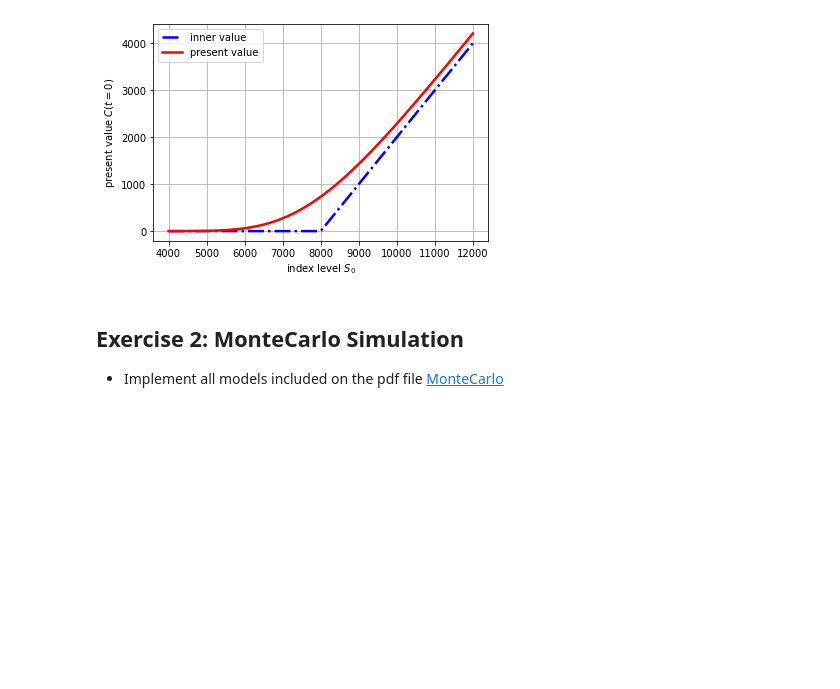
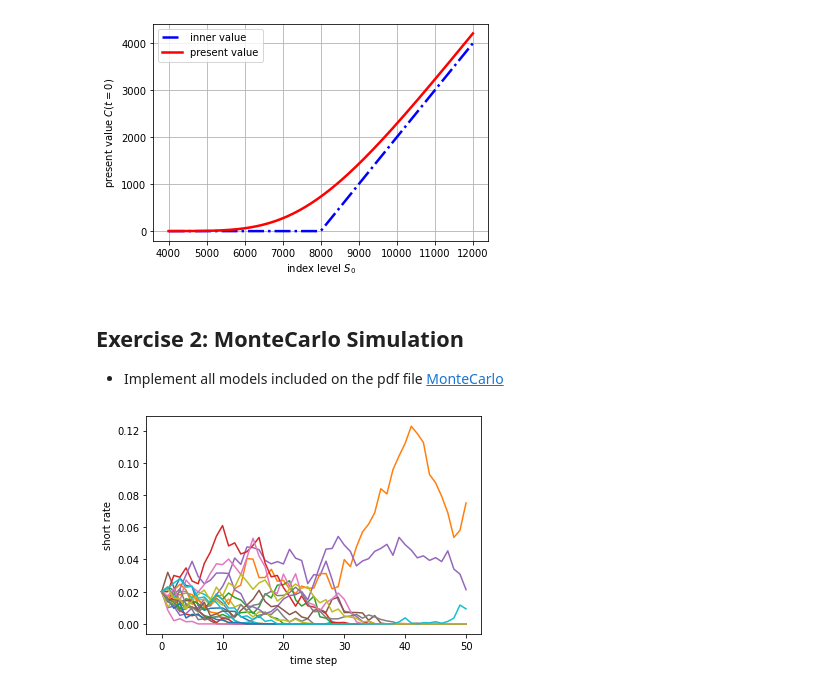
Before and after one commit to Safae-CHERKAOUI/python-for-finance, a Jupyter notebook: Mid-Project/assignments/mid-project.ipynb, the cells around one changed output. Cells and saved outputs as stored; diff of their text form; code cells hidden in the pictures; blank space fills up the shorter version.

```diff
--- a/Mid-Project/assignments/mid-project.ipynb
+++ b/Mid-Project/assignments/mid-project.ipynb
@@ -125,19 +125,41 @@ def CIR85(x0,k, theta, sigma, T, M, I,x_disc='exact'):
         denominator = (sigma**2 * (1 - math.exp(-k*dt))) / (4*k)
         #For implementation purposes, it may be convenient to sample a chi-squared distributed random variable 𝜒2d instead of a non-central chi-squared one, 𝜒′2d .
         if d > 1:
-            for t in xrange(1, M + 1):
+            for t in range(1, M + 1):
                 l = x[t-1] * math.exp(-k*dt) / denominator
-                chi_squ = np.ramdom.chisquare(d-1, I)
+                chi_squ = np.random.chisquare(d-1, I)
                 x[t] = denominator * ((var[t] + np.sqrt(l)) ** 2 + chi_squ)
         else:
-            for t in xrange(1, M + 1):
+            for t in range(1, M + 1):
                 l = x[t-1] * math.exp(-k*dt) / denominator
                 N = np.random.poisson(l/2, I)
                 chi_squ = np.random.chisquare(d+2*N, I)
                 x[t] = denominator*chi_squ
     else:
     #We therefore also consider a Euler discretization of the square-root diffusion (10.1). A possible discretization is given by
-        for t in xrange(1, M+1):
+        for t in range(1, M+1):
             xh[t] = (xh[t-1]+k*(theta-np.maximum(0, xh[t-1]))*dt+np.sqrt(np.maximum(0, xh[t-1]))* sigma*var[t]*math.sqrt(dt))
             x[t] = np.maximum(0, xh[t])
     return x
+#x0: initial value
+#k: mean-reversion factor
+#theta: long-run mean
+#sigma:volatility factor
+#T:date echeance
+#M: number of time steps
+#I: number of paths
+# %%
+def plot(r):
+    plt.plot(range(len(r)), r[:, :])
+    plt.xlabel('time step')
+    plt.ylabel('short rate')
+    plt.show()
+# %%
+    import matplotlib.pyplot as plt
+    import math
+    r0, k, theta, sigma ,T,M,I = [0.02, 0.02, 0.02, 0.2, 2, 50, 20] #I DON'T KNOW HOW TO CHOOSE THE PARAMETER
+    dt = T / M  # minimum unit of times
+    r = CIR85(r0,k, theta, sigma, T, M, I,x_disc='exact')
+    plot(r)
+# %% [output]
+[figure, added]
```
Also changed, not shown: parts of 7 cells of this notebook.
